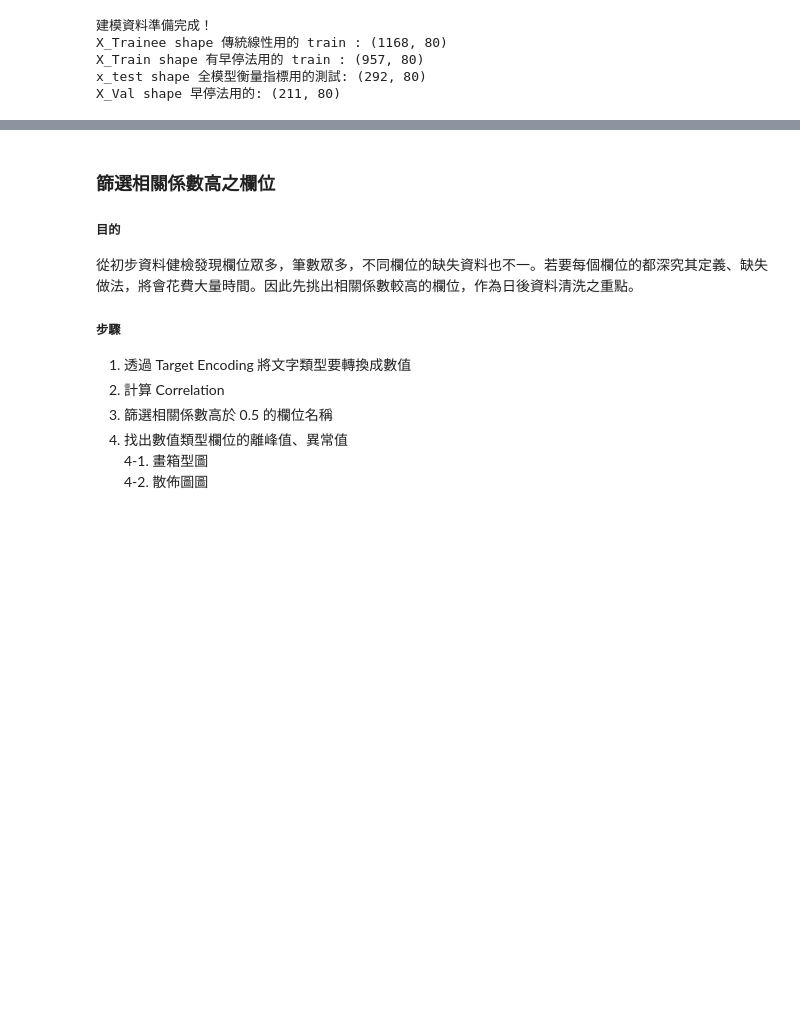
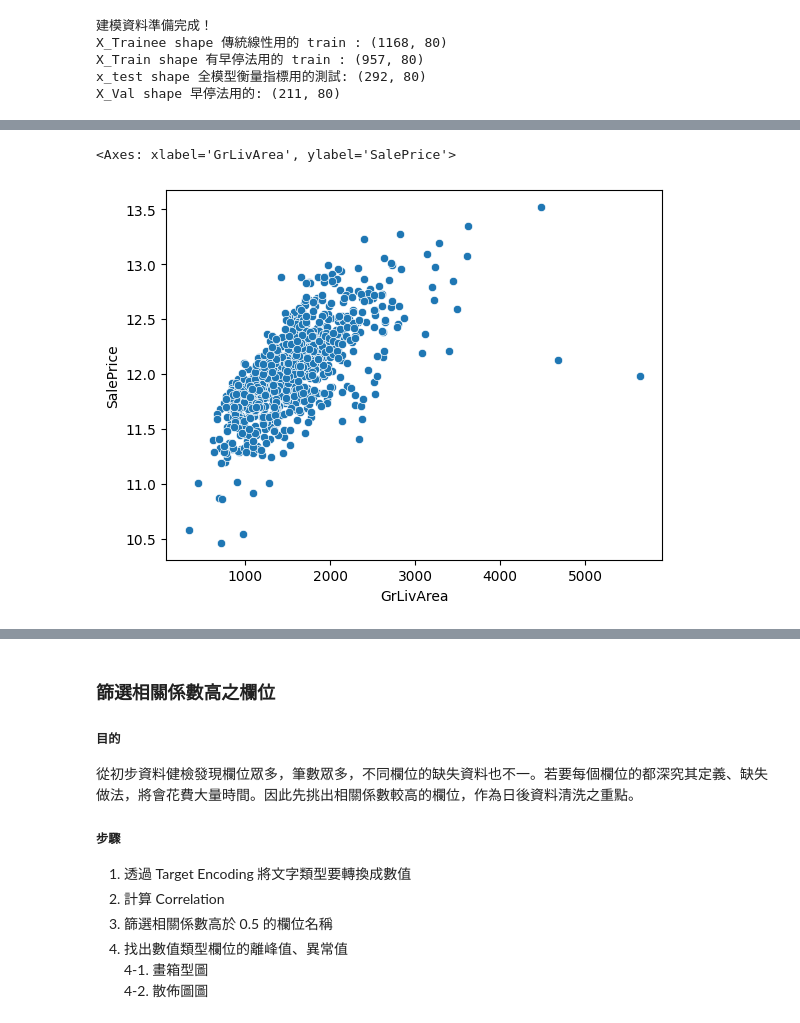
Before and after one commit to 94Rogerrrr/Python-Portfolio-HousePrice-Kaggle-2026, a Jupyter notebook: [Portfolio]Kaggle_HousePricePrediction.ipynb, the cells around one changed output, grey strips where cells are left out. Saved outputs shown, nothing was run; the diff lists cells and outputs as text; code cells hidden in the pictures; blank space fills up the shorter version.

```diff
--- a/[Portfolio]Kaggle_HousePricePrediction.ipynb
+++ b/[Portfolio]Kaggle_HousePricePrediction.ipynb
@@ -138,0 +127,7 @@ X_Val shape 早停法用的: (211, 80)
+# %%
+# 價格與面積指標散佈
+sns.scatterplot(y = np.log1p(dfForHeatMap['SalePrice']),x = dfForHeatMap['GrLivArea'])
+# 似乎有些數值偏離群聚的趨勢
+# %% [output]
+<Axes: xlabel='GrLivArea', ylabel='SalePrice'>
+[figure, added]
```
Also changed, not shown: parts of 17 cells of this notebook, 1 other file.
